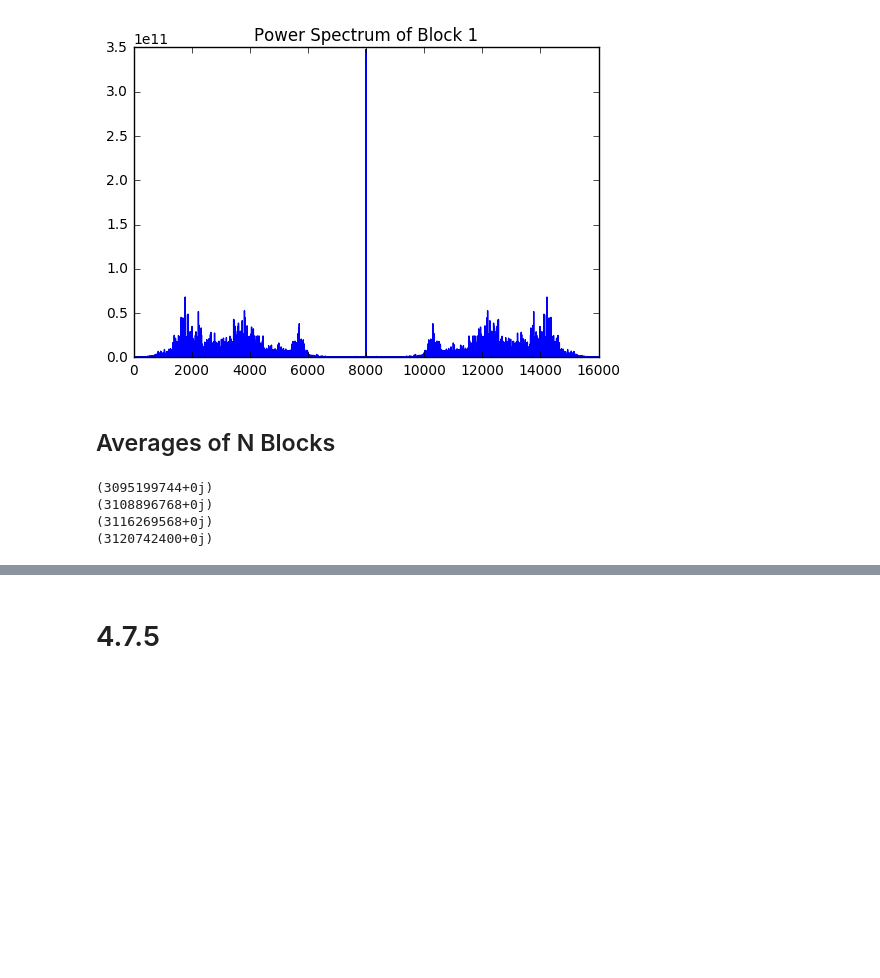
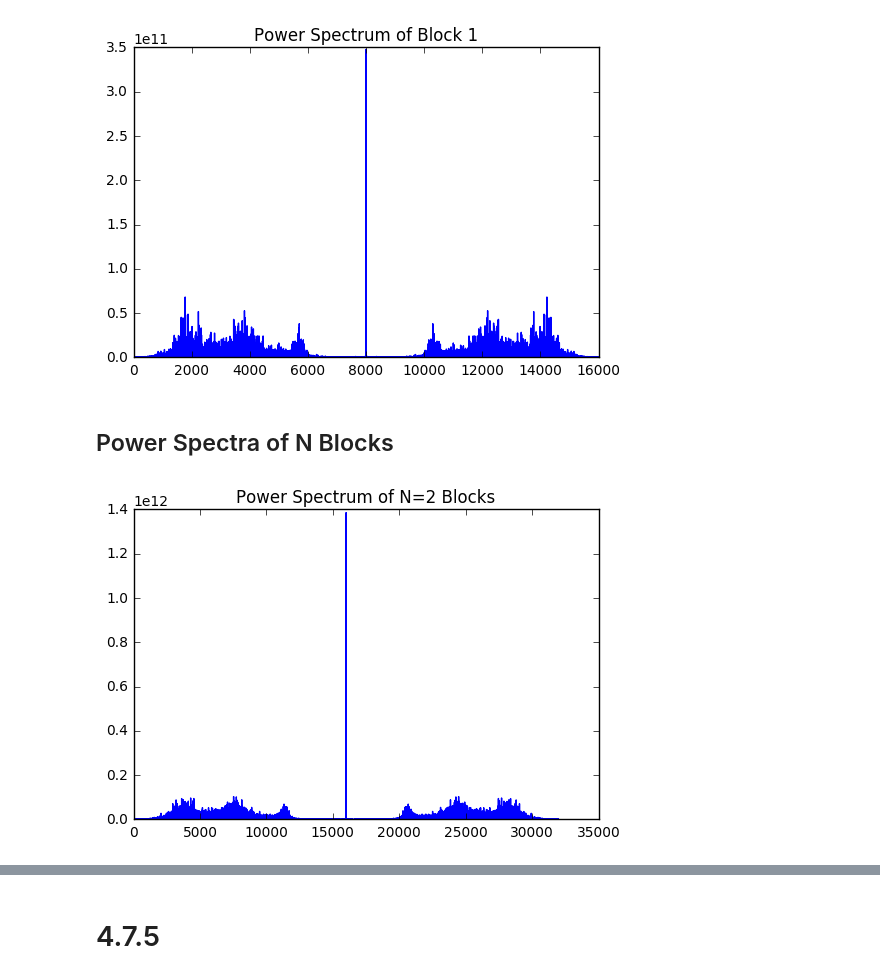
Before and after one commit to hamburgerguy/Astro-Lab1-Dump, a Jupyter notebook: Lab 1.4.7.ipynb, the cells around one changed output, grey strips where cells are left out. Drawn from its saved outputs; the diff is of its cells as text; code cells hidden in the pictures; blank space fills up the shorter version.

```diff
--- a/Lab 1.4.7.ipynb
+++ b/Lab 1.4.7.ipynb
@@ -372,25 +372,16 @@ plt.show()
 # %% [output]
 [figure]
 # %% [markdown]
-## Averages of N Blocks
+## Power Spectra of N Blocks
-# %%
-# average of N=2 blocks
-N2 = (m1 + m2)/2
-print(N2)
-
-# average of N=4 blocks
-N4 = (m1 + m2 + m3 + m4)/4
-print(N4)
-
-# average of N=8 blocks
-N8 = (m1 + m2 + m3 + m4 + m5 + m6 + m7 + m8)/8
-print(N8)
-
-# average of N=16 blocks
-N16 = (m1 + m2 + m3 + m4 + m5 + m6 + m7 + m8 + m9 + m10 + m11 + m12 + m13 + m14 + m15 + m16)/16
-print(N16)
-# %% [output]
-(3095199744+0j)
-(3108896768+0j)
-(3116269568+0j)
-(3120742400+0j)
+# %%
+# N=2
+
+x = np.loadtxt('data_1.1')
+
+f, fx = ugradio.dft.dft(x[0:31999])
+P = fx*np.conj(fx)
+plt.plot(P)
+plt.title('Power Spectrum of N=2 Blocks')
+plt.show()
+# %% [output]
+[figure, added]
```
Also changed, not shown: parts of 10 cells of this notebook.
